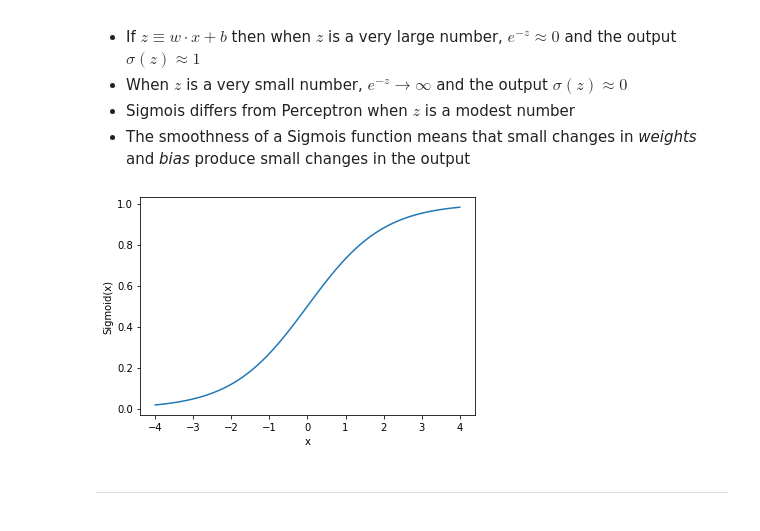
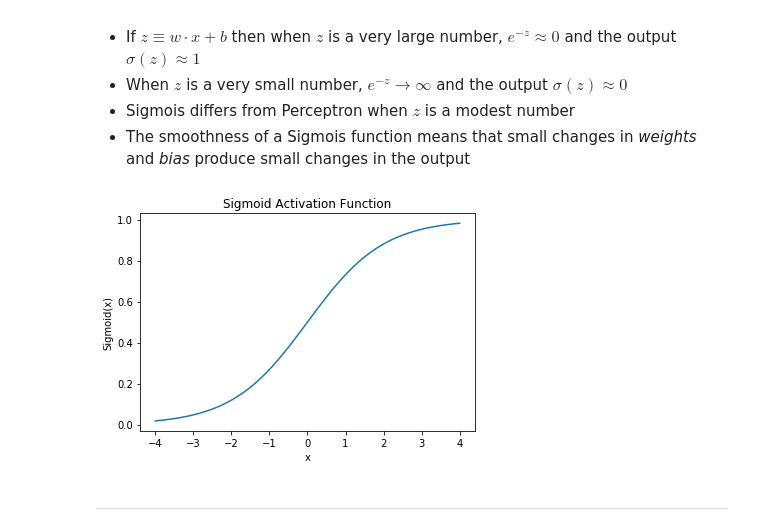
Before and after one commit to romabash/Python-notebooks-collection, a Jupyter notebook: ML Deep Learning/1.1_Neural_Networks.ipynb, the cells around one changed output. Drawn from its saved outputs; the diff is of its cells as text; code cells hidden in the pictures.

```diff
--- a/ML Deep Learning/1.1_Neural_Networks.ipynb
+++ b/ML Deep Learning/1.1_Neural_Networks.ipynb
@@ -35,16 +35,17 @@ $$ \sigma(z) = \frac{1}{1 + e^{-(\sum_i w_ix_i + b)}} $$
 # %%
 import numpy as np
 import matplotlib.pyplot as plt
 
 x = np.linspace(-4, 4, 100)
 y = 1/(1 + np.exp(-x))
 
 plt.plot(x, y)
 plt.xlabel("x")
 plt.ylabel("Sigmoid(x)")
+plt.title("Sigmoid Activation Function")
 plt.show()
 # %% [output]
-[figure, old version]
+[figure, new version]
 # %% [markdown]
 ---
 # %% [markdown]
```
Also changed, not shown: parts of 4 cells of this notebook.
